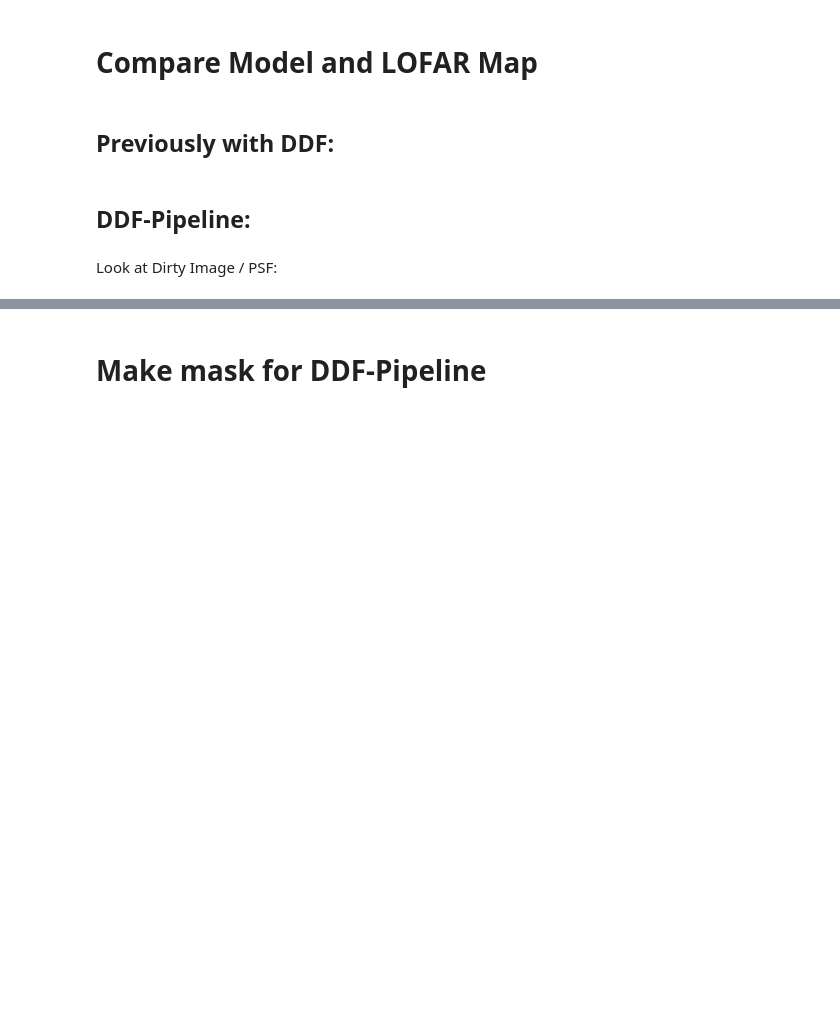
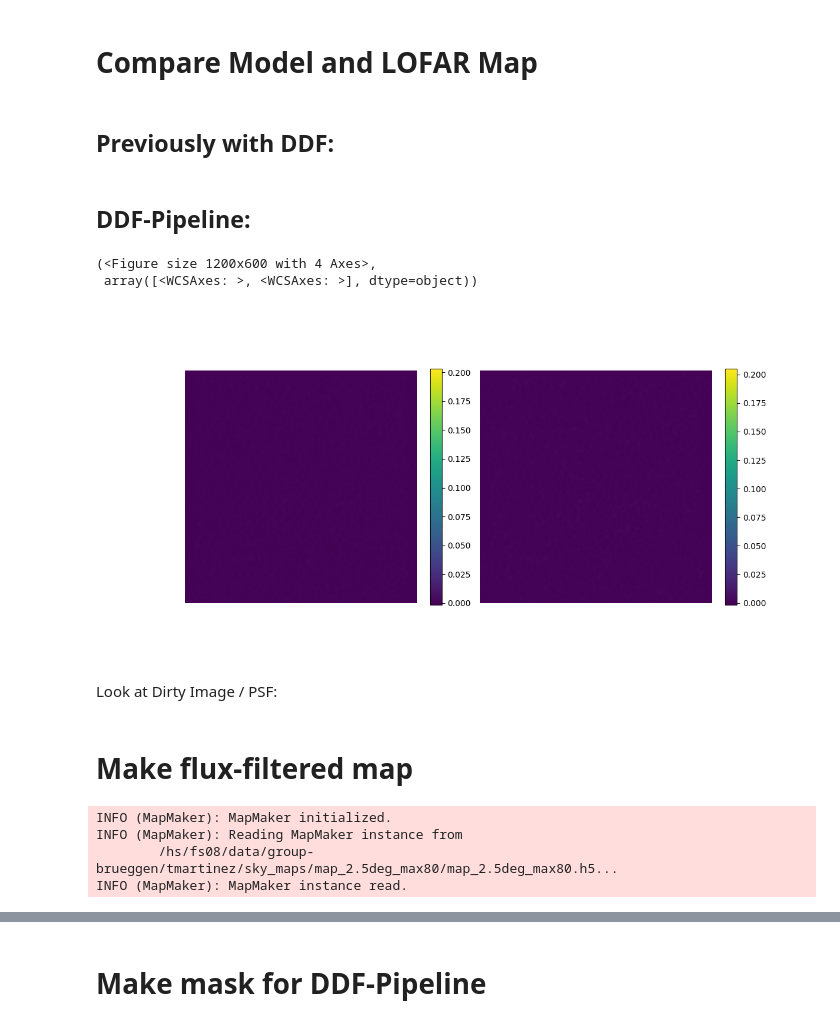
Before and after one commit to tmartinezML/LOFAR-Diffusion, a Jupyter notebook: src/notebooks/sky_maps.ipynb, the cells around one changed output, grey strips where cells are left out. Cells and saved outputs as stored; diff of their text form; code cells hidden in the pictures; blank space fills up the shorter version.

```diff
--- a/src/notebooks/sky_maps.ipynb
+++ b/src/notebooks/sky_maps.ipynb
@@ -152,30 +154,35 @@ map_name = 'map_2.5deg_max80'
 # map_name = 'test_map_80'
 
 map_folder = paths.SKY_MAP_PARENT / map_name
-sky_model_file = map_folder / f"{map_name}_x1e-3.fits"
+sky_model_file = map_folder / f"{map_name}.fits"
 # image_file = map_folder / "ddf-pipeline/image_full_ampphase_di_m.NS.app.restored.fits"
 # sky_model_file = map_folder / "ddf_unscaled/map_2.5deg_max80.app.restored.fits"
-# image_file = map_folder / "ddf/map_2.5deg_max80.app.restored.fits"
+image_file = map_folder / "ddf/map_2.5deg_max80.app.restored.fits"
+sky_model_file = map_folder / "ddf_noise/map_2.5deg_max80.app.restored.fits"
 # sky_model_file = map_folder / "ddf-pipeline_unscaled/image_full_ampphase_m.app.restored.fits"
-sky_model_file = map_folder / "ddf-pipeline/image_full_ampphase_di_m.NS.app.restored.fits"
-image_file = map_folder / "ddf-pipeline/image_full_ampphase_m.app.restored.fits"
+# sky_model_file = map_folder / "ddf-pipeline/image_full_ampphase_di_m.NS.app.restored.fits"
+# image_file = map_folder / "ddf-pipeline/image_dirin_SSD_m.app.restored.fits"
 
 model_arr, model_wcs = get_image(sky_model_file)
 image_arr, image_wcs = get_image(image_file)
 # %%
 import plotting.map_plots as mpplt
 reload(mpplt)
 import numpy as np
 
 %matplotlib widget
 mpplt.double_map_plot(
     model_arr,
     image_arr,
     wcs=(model_wcs, image_wcs),
     scale_fn = lambda x: x,
     size=(12, 6),
-    minmax=True,
+    minmax=False,
 )
+# %% [output]
+(<Figure size 1200x600 with 4 Axes>,
+ array([<WCSAxes: >, <WCSAxes: >], dtype=object))
+[figure, added]
 # %%
 model_arr.shape
 # %%
@@ -219,3 +226,18 @@ dirty_arr, dirty_wcs = get_image(file)
 
 %matplotlib widget
 mpplt.plot_sky_map(dirty_arr, wcs=dirty_wcs)
+# %% [markdown]
+# Make flux-filtered map
+# %%
+import maps.map_maker
+reload(maps.map_maker)
+from maps.map_maker import MapMaker
+
+map_name = 'map_2.5deg_max80'
+
+mm = MapMaker.from_hdf(map_name)
+# %% [output]
+INFO (MapMaker): MapMaker initialized.
+INFO (MapMaker): Reading MapMaker instance from
+        /hs/fs08/data/group-brueggen/tmartinez/sky_maps/map_2.5deg_max80/map_2.5deg_max80.h5...
+INFO (MapMaker): MapMaker instance read.
```
Also changed, not shown: parts of 18 cells of this notebook, 5 other files.
